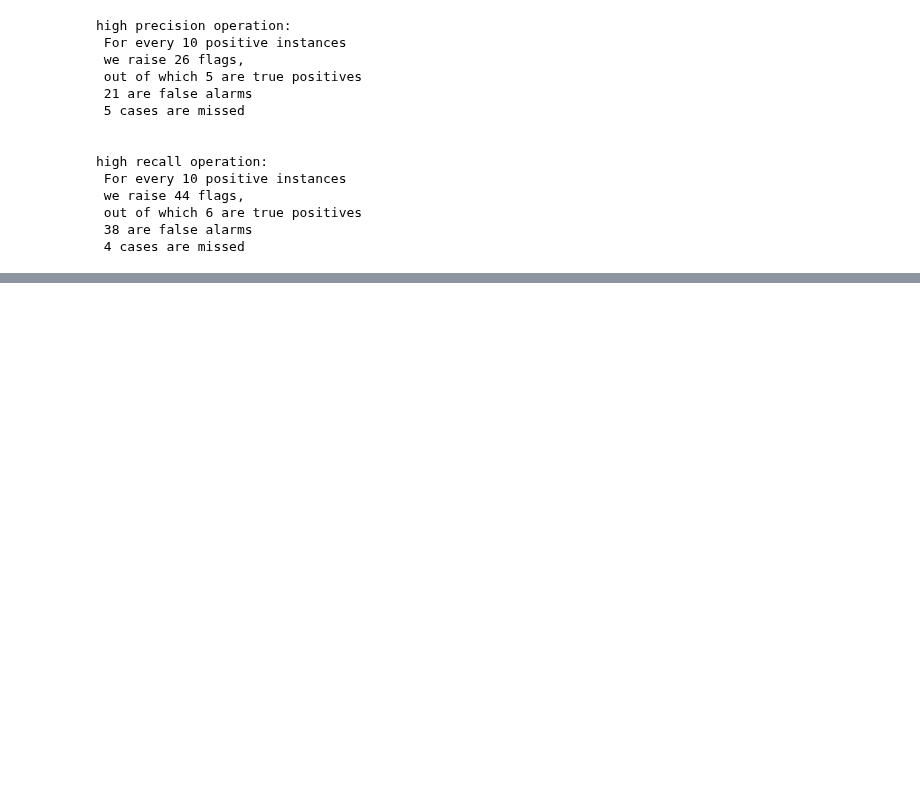
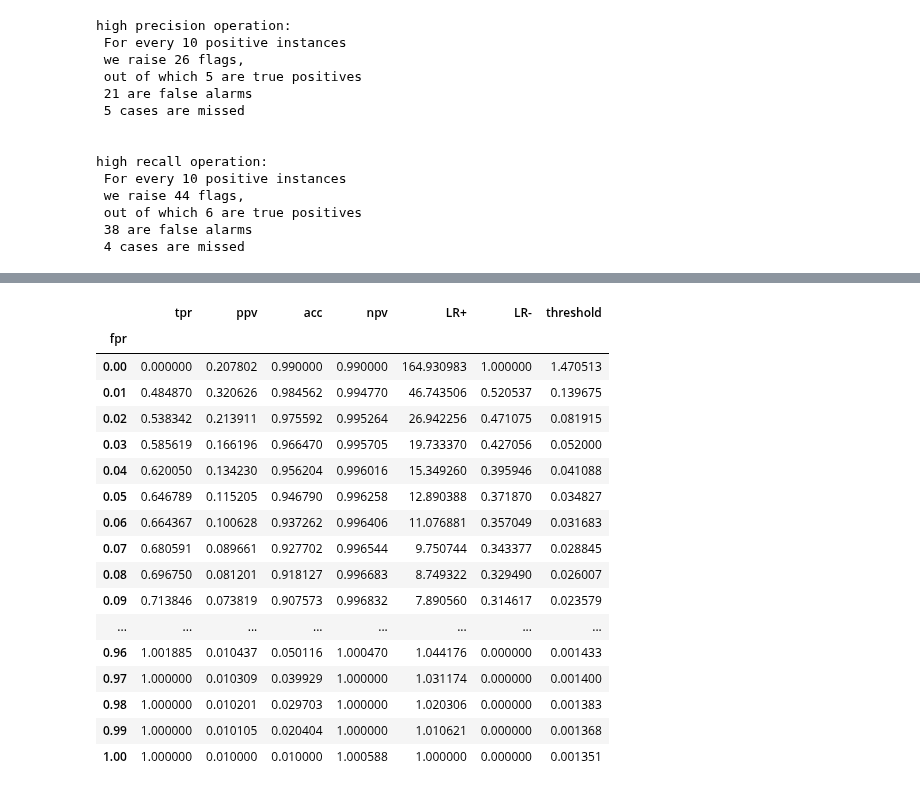
Before and after one commit to zeroknowledgediscovery/zedstat, a Jupyter notebook: examples/example1.ipynb, the cells around one changed output, grey strips where cells are left out. Drawn from its saved outputs; the diff is of its cells as text; code cells hidden in the pictures; blank space fills up the shorter version.

```diff
--- a/examples/example1.ipynb
+++ b/examples/example1.ipynb
@@ -99,0 +173,22 @@ xf.loc[zt._operating_zone.fpr.values]
+# %%
+pd.set_option('display.max_rows', 500)
+zt.usample(zt.df_lim['U'],precision=2)
+# %% [output]
+|  | tpr | ppv | acc | npv | LR+ | LR- | threshold |
+| fpr |  |  |  |  |  |  |  |
+| 0.00 | 0.000000 | 0.207802 | 0.990000 | 0.990000 | 164.930983 | 1.000000 | 1.470513 |
+| 0.01 | 0.484870 | 0.320626 | 0.984562 | 0.994770 | 46.743506 | 0.520537 | 0.139675 |
+| 0.02 | 0.538342 | 0.213911 | 0.975592 | 0.995264 | 26.942256 | 0.471075 | 0.081915 |
+| 0.03 | 0.585619 | 0.166196 | 0.966470 | 0.995705 | 19.733370 | 0.427056 | 0.052000 |
+| 0.04 | 0.620050 | 0.134230 | 0.956204 | 0.996016 | 15.349260 | 0.395946 | 0.041088 |
+| 0.05 | 0.646789 | 0.115205 | 0.946790 | 0.996258 | 12.890388 | 0.371870 | 0.034827 |
+| 0.06 | 0.664367 | 0.100628 | 0.937262 | 0.996406 | 11.076881 | 0.357049 | 0.031683 |
+| 0.07 | 0.680591 | 0.089661 | 0.927702 | 0.996544 | 9.750744 | 0.343377 | 0.028845 |
+| 0.08 | 0.696750 | 0.081201 | 0.918127 | 0.996683 | 8.749322 | 0.329490 | 0.026007 |
+| 0.09 | 0.713846 | 0.073819 | 0.907573 | 0.996832 | 7.890560 | 0.314617 | 0.023579 |
+| ... | ... | ... | ... | ... | ... | ... | ... |
+| 0.96 | 1.001885 | 0.010437 | 0.050116 | 1.000470 | 1.044176 | 0.000000 | 0.001433 |
+| 0.97 | 1.000000 | 0.010309 | 0.039929 | 1.000000 | 1.031174 | 0.000000 | 0.001400 |
+| 0.98 | 1.000000 | 0.010201 | 0.029703 | 1.000000 | 1.020306 | 0.000000 | 0.001383 |
+| 0.99 | 1.000000 | 0.010105 | 0.020404 | 1.000000 | 1.010621 | 0.000000 | 0.001368 |
+| 1.00 | 1.000000 | 0.010000 | 0.010000 | 1.000588 | 1.000000 | 0.000000 | 0.001351 |
```
Also changed, not shown: parts of 6 cells of this notebook, 9 other files.
